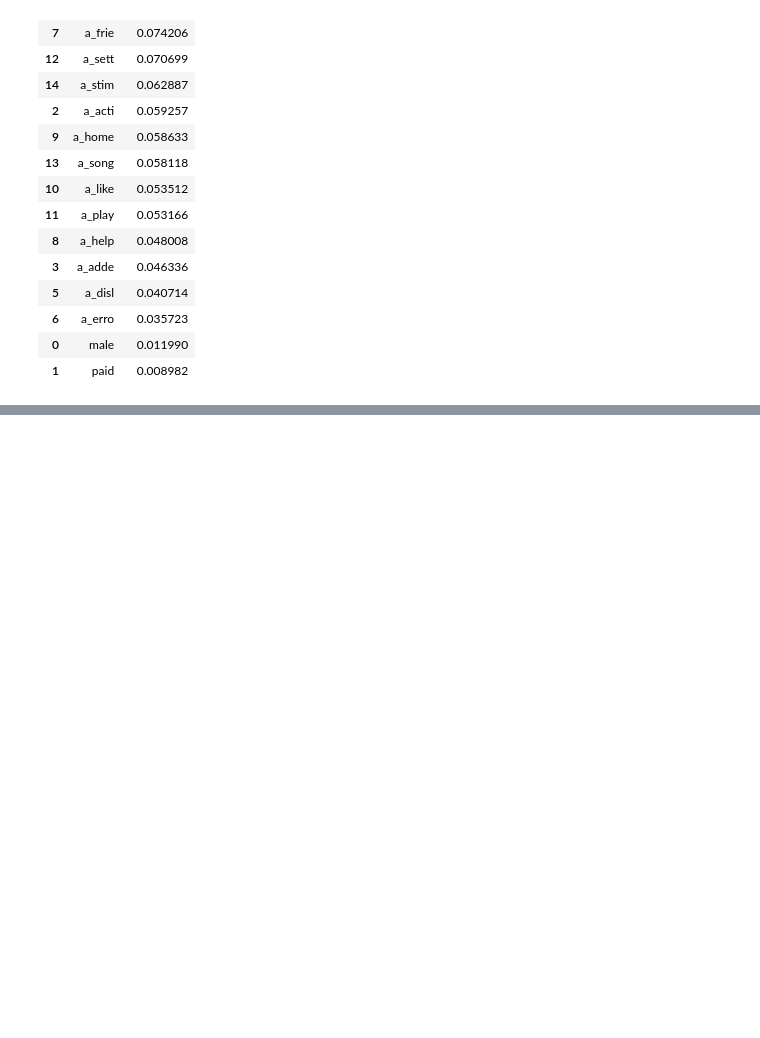
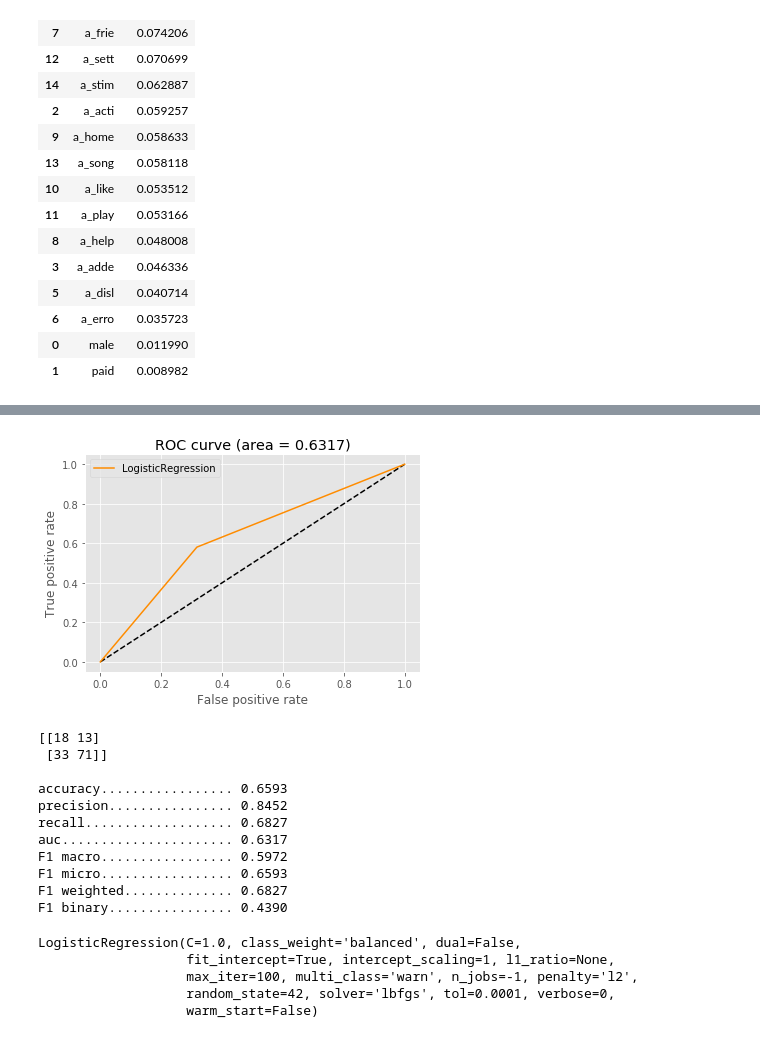
Before and after one commit to brunowdev/sparkify, a Jupyter notebook: Sklearn - Test.ipynb, the cells around one changed output, grey strips where cells are left out. Drawn from its saved outputs; the diff is of its cells as text; code cells hidden in the pictures; blank space fills up the shorter version.

```diff
--- a/Sklearn - Test.ipynb
+++ b/Sklearn - Test.ipynb
@@ -169,0 +202,23 @@ F1 binary................ 0.3966
+# %%
+model = train_logistic_regression(_x, 'canc')
+# %% [output]
+[figure, added]
+[[18 13]
+ [33 71]]
+
+accuracy................. 0.6593
+precision................ 0.8452
+recall................... 0.6827
+auc...................... 0.6317
+F1 macro................. 0.5972
+F1 micro................. 0.6593
+F1 weighted.............. 0.6827
+F1 binary................ 0.4390
+# %%
+model
+# %% [output]
+LogisticRegression(C=1.0, class_weight='balanced', dual=False,
+                   fit_intercept=True, intercept_scaling=1, l1_ratio=None,
+                   max_iter=100, multi_class='warn', n_jobs=-1, penalty='l2',
+                   random_state=42, solver='lbfgs', tol=0.0001, verbose=0,
+                   warm_start=False)
```
Also changed, not shown: parts of 8 cells of this notebook.
